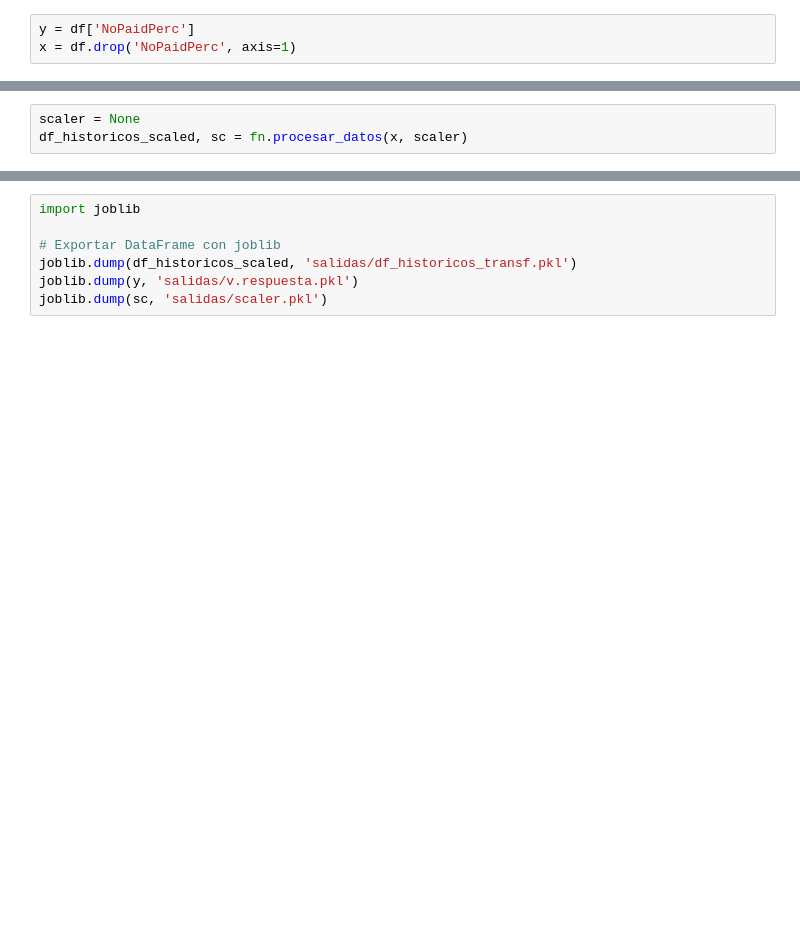
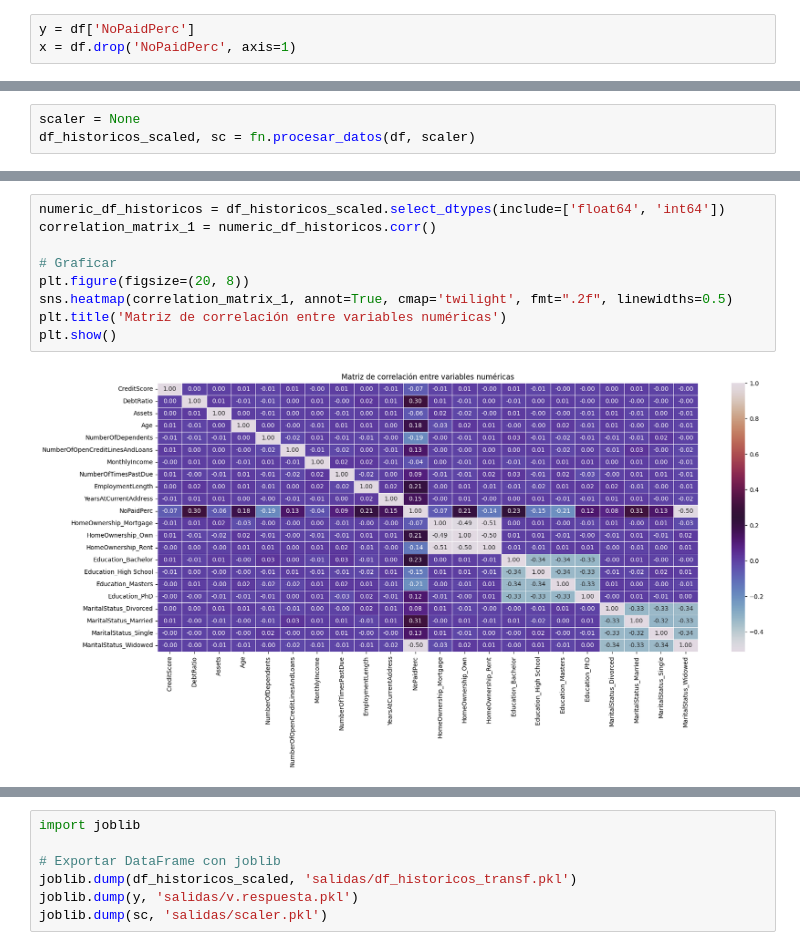
Before and after one commit to Leostark95/Proyecto_Finanzas, a Jupyter notebook: b_preprocesamiento.ipynb, the cells around one changed output, grey strips where cells are left out. Saved outputs shown, nothing was run; the diff lists cells and outputs as text; blank space fills up the shorter version.

```diff
--- a/b_preprocesamiento.ipynb
+++ b/b_preprocesamiento.ipynb
@@ -183,6 +201,6 @@ x = df.drop('NoPaidPerc', axis=1)
 # %%
 scaler = None
-df_historicos_scaled, sc = fn.procesar_datos(x, scaler)
+df_historicos_scaled, sc = fn.procesar_datos(df, scaler)
 # %%
 df_historicos_scaled.head()
 # %% [output]
@@ -195,0 +214,11 @@ df_historicos_scaled.head()
+# %%
+numeric_df_historicos = df_historicos_scaled.select_dtypes(include=['float64', 'int64'])
+correlation_matrix_1 = numeric_df_historicos.corr()
+
+# Graficar
+plt.figure(figsize=(20, 8))
+sns.heatmap(correlation_matrix_1, annot=True, cmap='twilight', fmt=".2f", linewidths=0.5)
+plt.title('Matriz de correlación entre variables numéricas')
+plt.show()
+# %% [output]
+[figure, added]
```
Also changed, not shown: parts of 5 cells of this notebook, 2 other files.
